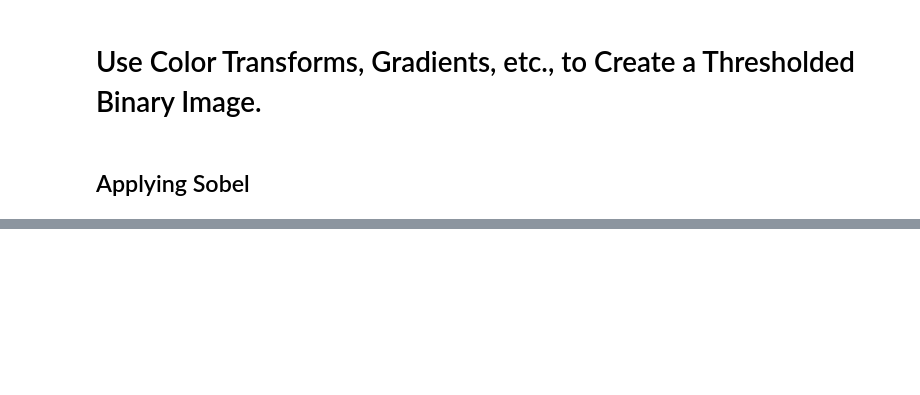
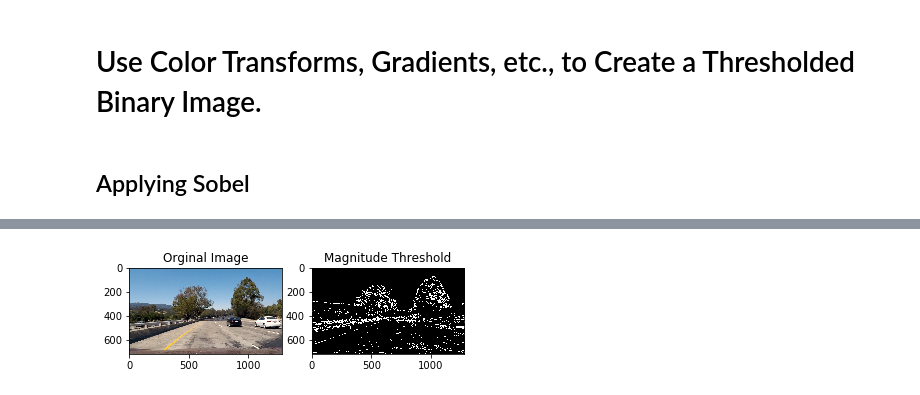
Before and after one commit to Rxmeez/SDCND-1-AdvanceLaneFinding, a Jupyter notebook: AdvanceLaneLines.ipynb, the cells around one changed output, grey strips where cells are left out. Cells and saved outputs as stored; diff of their text form; code cells hidden in the pictures; blank space fills up the shorter version.

```diff
--- a/AdvanceLaneLines.ipynb
+++ b/AdvanceLaneLines.ipynb
@@ -180,0 +183,36 @@ plt.show()
+# %%
+def mag_thresh(img, sobel_kernel=3, mag_thresh=(0, 255)):
+    '''
+    Function that applies Sobel x and y, the computes the magnitude
+    of the gradient and applies a threshold
+    '''
+    # Convert to Grayscale
+    gray = cv2.cvtColor(img, cv2.COLOR_BGR2GRAY)
+
+    # Take the gradient in x and y separtely
+    sobelx = cv2.Sobel(gray, cv2.CV_64F, 1, 0, ksize=sobel_kernel)
+    sobely = cv2.Sobel(gray, cv2.CV_64F, 0, 1, ksize=sobel_kernel)
+
+    # Calculate the magnitude
+    mag = np.sqrt(sobelx**2 + sobely**2)
+
+    # Scale to 8 bit (0 - 255) and convert to type np.uint8
+    scaled_sobel = np.uint8((255 * mag) / np.max(mag))
+
+    # Create a binary mask where mag thresholds are met
+    binary_output = np.zeros_like(scaled_sobel)
+    binary_output[(scaled_sobel >= mag_thresh[0]) & (scaled_sobel <= mag_thresh[1])] = 1
+
+    # Return this mask as your binary_output image
+    return binary_output
+# %%
+test_mag_image = mag_thresh(test_dst, sobel_kernel=3, mag_thresh=(30, 100))
+plt.subplot(121)
+plt.title("Orginal Image")
+plt.imshow(test_img)
+plt.subplot(122)
+plt.title("Magnitude Threshold")
+plt.imshow(test_mag_image, cmap='gray')
+plt.show()
+# %% [output]
+[figure, added]
```
Also changed, not shown: parts of 2 cells of this notebook.
